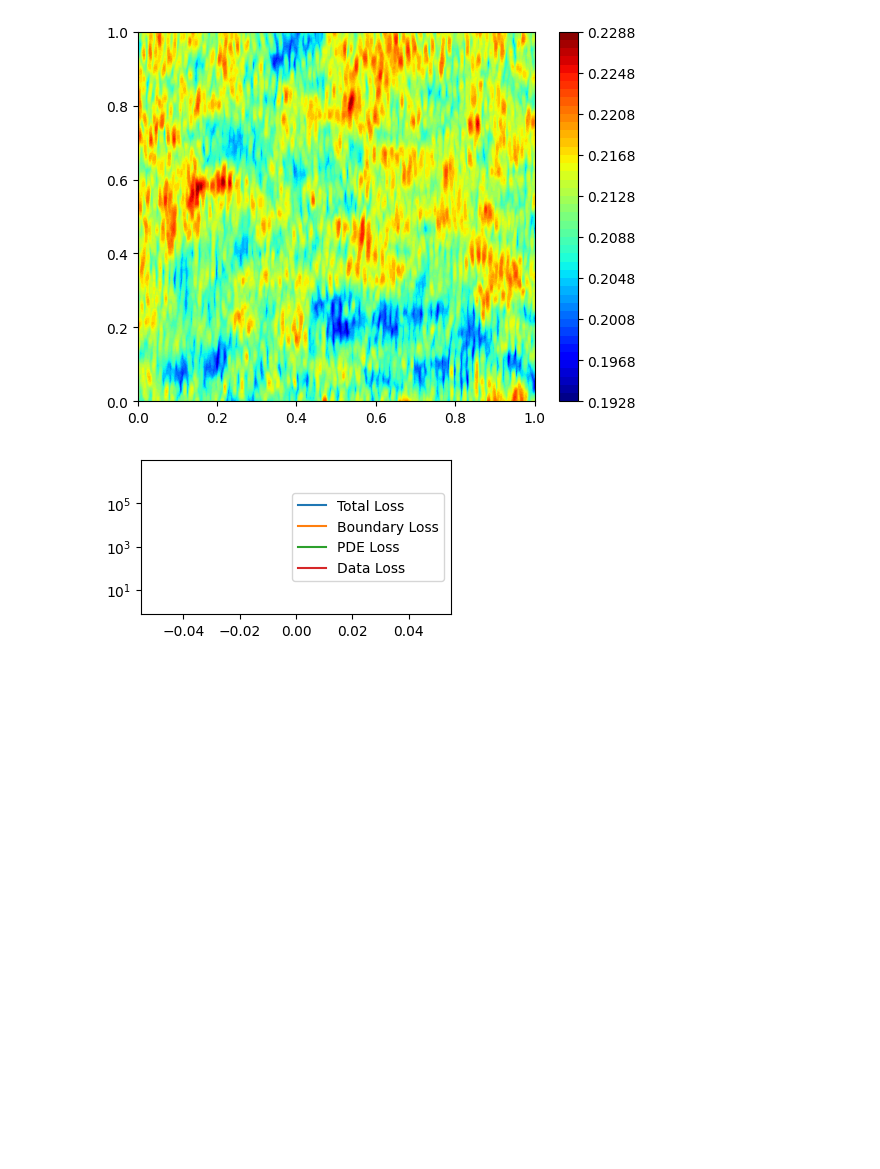
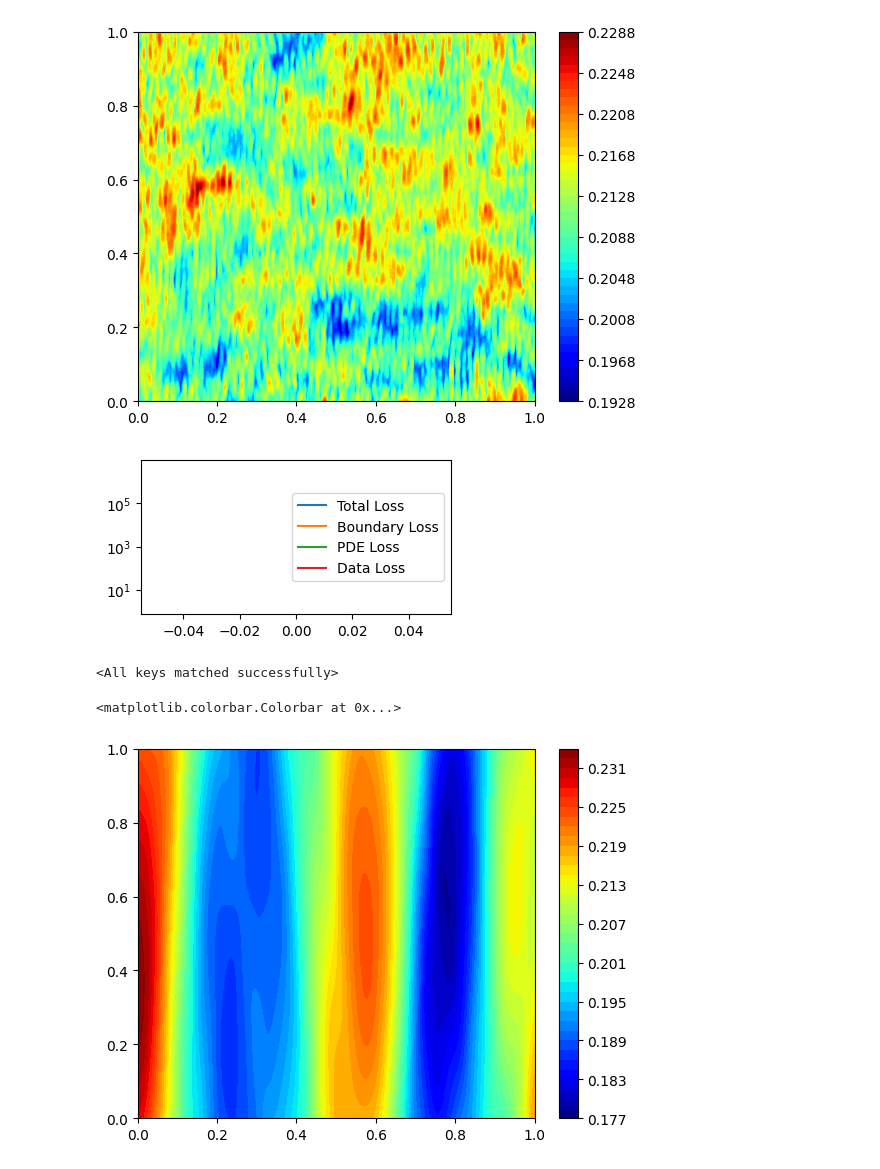
Before and after one commit to viriyadhika/CSC2539H, a Jupyter notebook: FourierPINN/FFPINN.ipynb, the cells around one changed output. Saved outputs shown, nothing was run; the diff lists cells and outputs as text; code cells hidden in the pictures; blank space fills up the shorter version.

```diff
--- a/FourierPINN/FFPINN.ipynb
+++ b/FourierPINN/FFPINN.ipynb
@@ -84,3 +84,20 @@ criterion = PINNLoss()
 training_loop(epochs=1, wave_data=wave_data, model=anisotropic_fourier_mlp, criterion=criterion, optimizer=optimizer)
 # %% [output]
 [figure]
+# %%
+saved = torch.load('./Anisotropic/fourier_nn-39996.pt', map_location=torch.device('cpu'))
+
+anisotropic_fourier_mlp.load_state_dict(saved['model_state_dict'])
+# %% [output]
+<All keys matched successfully>
+# %%
+x, t = torch.tensor(wave_raw_data.X.reshape(-1), dtype=torch.float, device=device), torch.tensor(wave_raw_data.T.reshape(-1), dtype=torch.float, device=device)
+y = anisotropic_fourier_mlp(x, t)
+# %%
+y_reshaped = y.reshape(wave_raw_data.u.shape[0], wave_raw_data.u.shape[1])
+
+plt.contourf(wave_raw_data.T, wave_raw_data.X, y_reshaped.detach().cpu(), levels=50, cmap="jet")
+plt.colorbar()
+# %% [output]
+<matplotlib.colorbar.Colorbar at 0x...>
+[figure, added]
```
Also changed, not shown: parts of 1 cell of this notebook, 2 other files.
